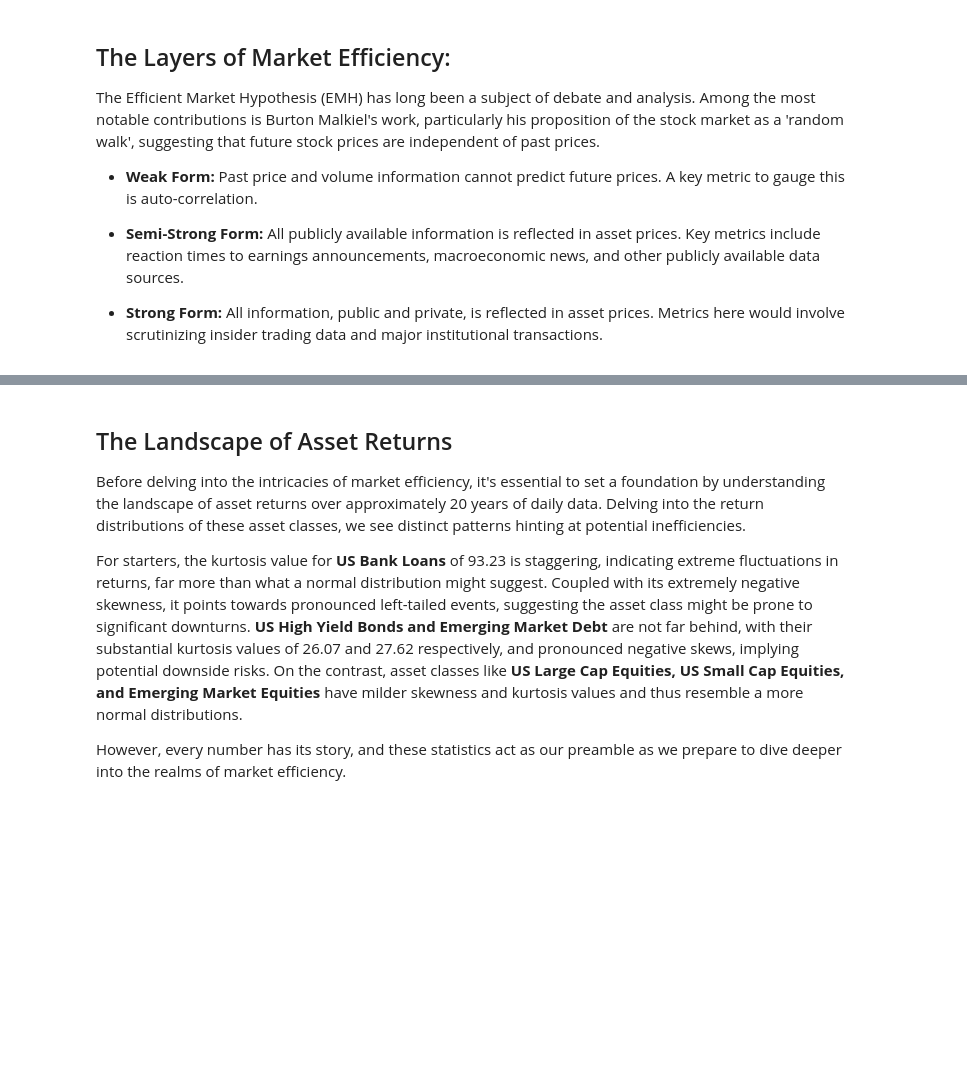
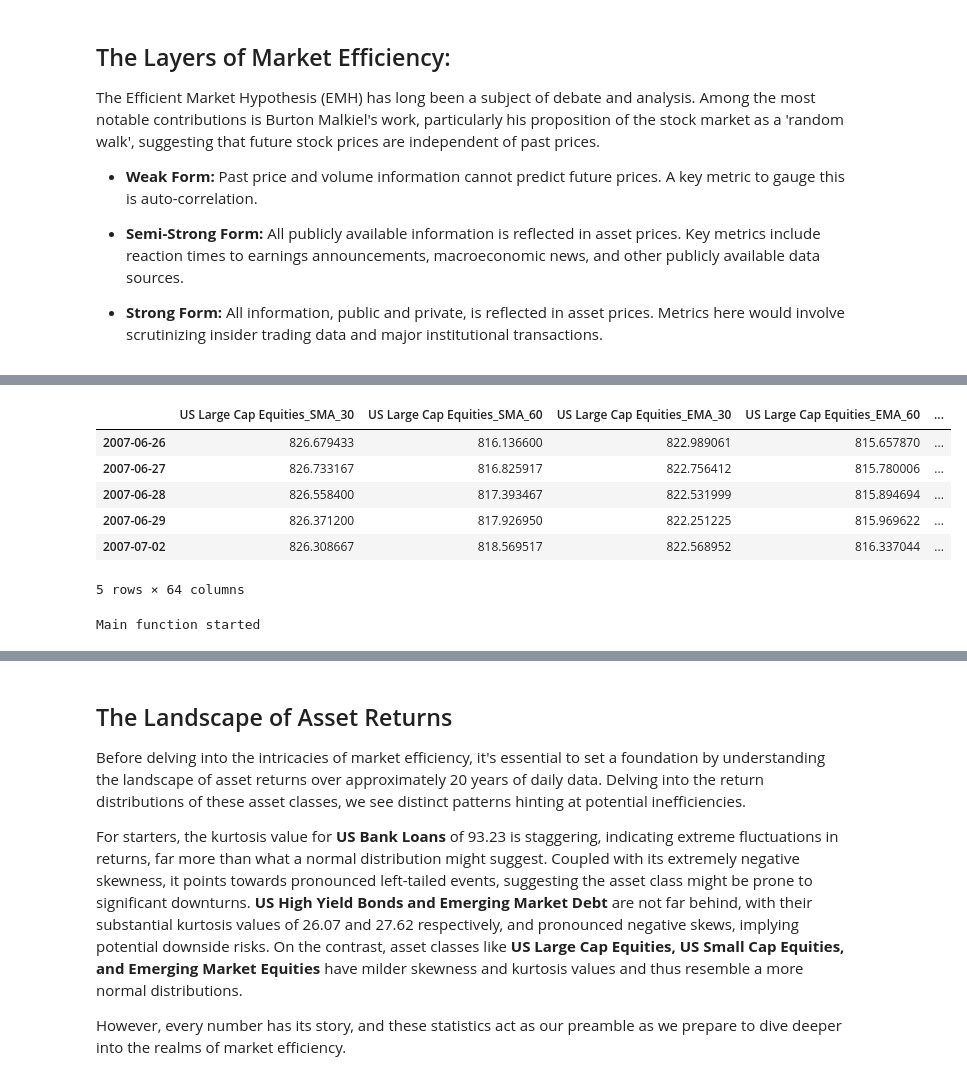
Before and after one commit to ScottMorgan85/ml-market-efficiency, a Jupyter notebook: MarketEfficiencyComparison_AssetClass.ipynb, the cells around one changed output, grey strips where cells are left out. Saved outputs shown, nothing was run; the diff lists cells and outputs as text; code cells hidden in the pictures; blank space fills up the shorter version.

```diff
--- a/MarketEfficiencyComparison_AssetClass.ipynb
+++ b/MarketEfficiencyComparison_AssetClass.ipynb
@@ -46,6 +43,16 @@ C:\ProgramData\anaconda3\envs\blpapi\Lib\site-packages\numpy\.libs\libopenblas64
 Data loaded from existing CSV files.
 Data import process completed.
 Feature engineering completed.
+# %%
+combined_data.head()
+# %% [output]
+|  | US Large Cap Equities_SMA_30 | US Large Cap Equities_SMA_60 | US Large Cap Equities_EMA_30 | US Large Cap Equities_EMA_60 | ... |
+| 2007-06-26 | 826.679433 | 816.136600 | 822.989061 | 815.657870 | ... |
+| 2007-06-27 | 826.733167 | 816.825917 | 822.756412 | 815.780006 | ... |
+| 2007-06-28 | 826.558400 | 817.393467 | 822.531999 | 815.894694 | ... |
+| 2007-06-29 | 826.371200 | 817.926950 | 822.251225 | 815.969622 | ... |
+| 2007-07-02 | 826.308667 | 818.569517 | 822.568952 | 816.337044 | ... |
+5 rows × 64 columns
 # %%
 %run utils/market_efficiency_tests.py
 # %%
@@ -53,0 +107,18 @@ print(asset_classes)
+# %%
+print("Main function started")
+
+asset_columns = [name for name in readable_names if name != 'Sentiment Score']
+
+# Ensure the necessary directories exist
+if not os.path.exists('./models/'):
+    os.makedirs('./models/')
+
+# Dictionary declarations
+test_dates_dict = get_test_dates(df_events, 0, days_after_event)
+all_evaluation_metrics = {}
+X_train_dict = {}
+y_train_dict = {}
+X_test_dict = {}
+y_test_dict = {}
+# %% [output]
+Main function started
```
Also changed, not shown: parts of 9 cells of this notebook, 12 other files.
